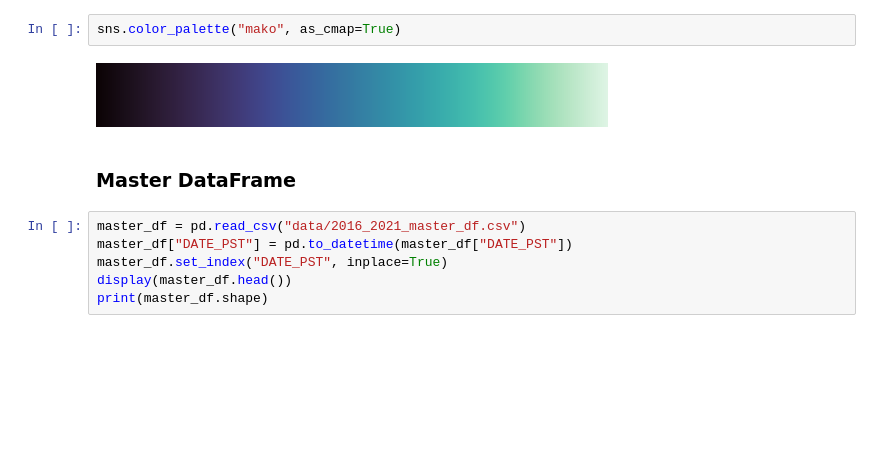
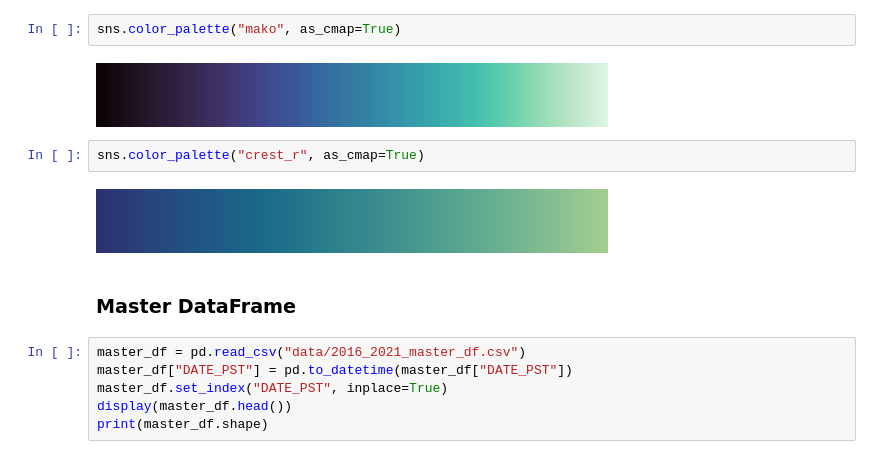
Before and after one commit to erich-hs/Air-We-Breathe, a Jupyter notebook: awb_EDA.ipynb, the cells around one changed output. Cells and saved outputs as stored; diff of their text form; blank space fills up the shorter version.

Commit message:
Updated cmap on boxplots

```diff
--- a/awb_EDA.ipynb
+++ b/awb_EDA.ipynb
@@ -17,6 +17,10 @@ warnings.filterwarnings("ignore")
 sns.color_palette("mako", as_cmap=True)
 # %% [output]
 [figure]
+# %%
+sns.color_palette("crest_r", as_cmap=True)
+# %% [output]
+[figure, added]
 # %% [markdown]
 ### Master DataFrame
 # %%
```
Also changed, not shown: parts of 3 cells of this notebook.
